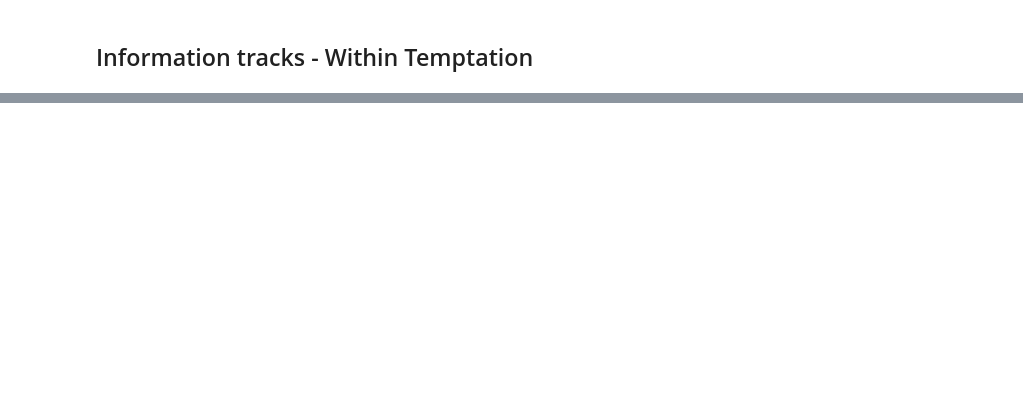
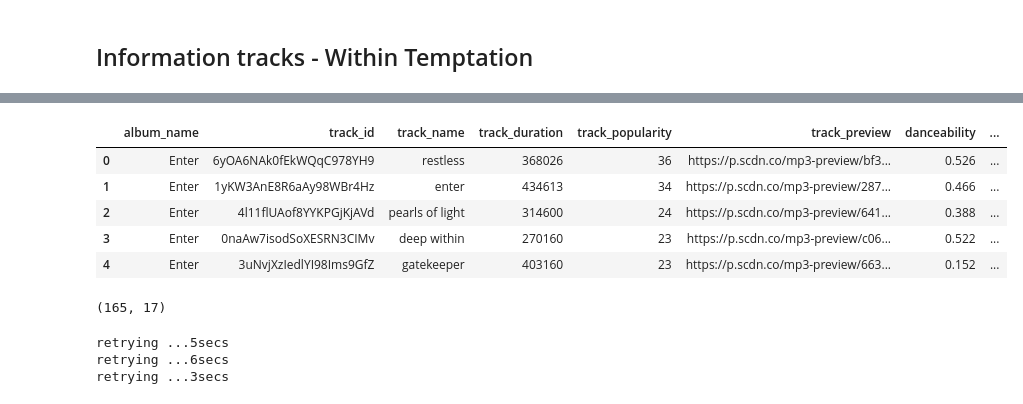
Before and after one commit to dpbac/evanescence_and_within_temptation_in_Python, a Jupyter notebook: notebook_02_retrieve_Spotify_data-Evanescence_Within_Temptation.ipynb, the cells around one changed output, grey strips where cells are left out. Drawn from its saved outputs; the diff is of its cells as text; code cells hidden in the pictures; blank space fills up the shorter version.

```diff
--- a/notebook_02_retrieve_Spotify_data-Evanescence_Within_Temptation.ipynb
+++ b/notebook_02_retrieve_Spotify_data-Evanescence_Within_Temptation.ipynb
@@ -998,8 +1000,15 @@ df_tracks_info
 # %% [markdown]
 # Retrieving tracks information for all albums from both bands
 # %%
-def retrieve_info_tracks_list_albums(list_album_id, file_name):
-    """ Retrieve info (metadata and audio features) of tracks of a list of albums"""
+def retrieve_info_tracks_list_albums(list_album_id, file_name, remove_duplicate=1):
+    """
+    Retrieve info (metadata and audio features) of tracks of a list of albums
+
+    Input:
+        list_album_id: List of Spotify's album's id
+        file_name: name of the resulting csv file
+        remove_duplicates: Remove duplicates of lyrics if remove_duplicate = 1, don't remove if remove_duplicate = 0
+    """
 
     # retrieving metadata and audio features info
     df = [retrieve_tracks_info(album_id) for album_id in list_album_id]
@@ -1011,14 +1020,19 @@ def retrieve_info_tracks_list_albums(list_album_id, file_name):
 
     df_conc['track_name'] = df_conc['track_name'].apply(lambda x: x.replace('-',' ').lower())
 
-    # droping duplicates of tracks with same title
+    if remove_duplicate == 1:
 
-    df_conc.drop_duplicates(subset = ['track_name'],keep = 'first', inplace=True)
+        # droping duplicates of tracks with same title
 
-    # reset index
+        df_conc.drop_duplicates(subset = ['track_name'],keep = 'first', inplace=True)
 
-    df_conc.reset_index(drop=True,inplace = True)
+        # reset index
 
+        df_conc.reset_index(drop=True,inplace = True)
+    elif remove_duplicate == 0:
+        pass
+    else:
+        print("Invalid value. Choose 1 to remove duplicate or 0 to keep duplicates.")
     # save .csv
 
     df_conc.to_csv("./data/"+file_name+"_"+TodaysDate+".csv", index = False)
@@ -1058,8 +1090,7 @@ df_tracks_evanescence.shape
 ## Information tracks - Within Temptation
 # %%
 list_album_id = df_albums_within_temptation_filtered['album_id'].tolist()
-df_tracks_within_temptation = retrieve_info_tracks_list_albums(list_album_id, "info_tracks_within_temptation")
-df_tracks_within_temptation
+df_tracks_within_temptation_no_duplicates = retrieve_info_tracks_list_albums(list_album_id, "info_tracks_within_temptation_without_duplicates")
 # %% [output]
 retrying ...6secs
 retrying ...6secs
@@ -1067,0 +1099,19 @@ retrying ...3secs
+# %%
+df_tracks_within_temptation_no_duplicates.head()
+# %% [output]
+|  | album_name | track_id | track_name | track_duration | track_popularity | track_preview | danceability | ... |
+| 0 | Enter | 6yOA6NAk0fEkWQqC978YH9 | restless | 368026 | 36 | https://p.scdn.co/mp3-preview/bf3... | 0.526 | ... |
+| 1 | Enter | 1yKW3AnE8R6aAy98WBr4Hz | enter | 434613 | 34 | https://p.scdn.co/mp3-preview/287... | 0.466 | ... |
+| 2 | Enter | 4l11flUAof8YYKPGjKjAVd | pearls of light | 314600 | 24 | https://p.scdn.co/mp3-preview/641... | 0.388 | ... |
+| 3 | Enter | 0naAw7isodSoXESRN3CIMv | deep within | 270160 | 23 | https://p.scdn.co/mp3-preview/c06... | 0.522 | ... |
+| 4 | Enter | 3uNvjXzIedlYI98Ims9GfZ | gatekeeper | 403160 | 23 | https://p.scdn.co/mp3-preview/663... | 0.152 | ... |
+# %%
+df_tracks_within_temptation_no_duplicates.shape
+# %% [output]
+(165, 17)
+# %%
+df_tracks_within_temptation = retrieve_info_tracks_list_albums(list_album_id, "info_tracks_within_temptation_with_duplicates", remove_duplicate=0)
+# %% [output]
+retrying ...5secs
+retrying ...6secs
+retrying ...3secs
```
Also changed, not shown: parts of 27 cells of this notebook, 11 other files.
